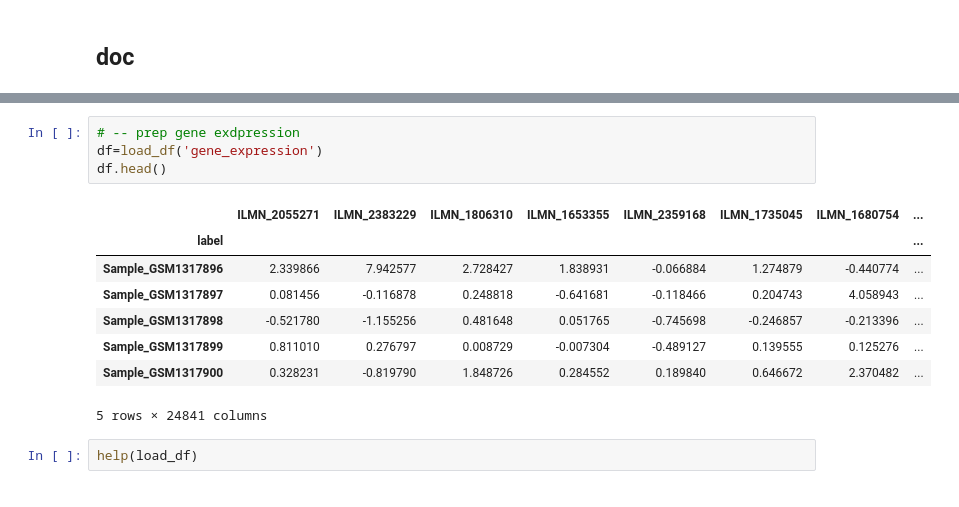
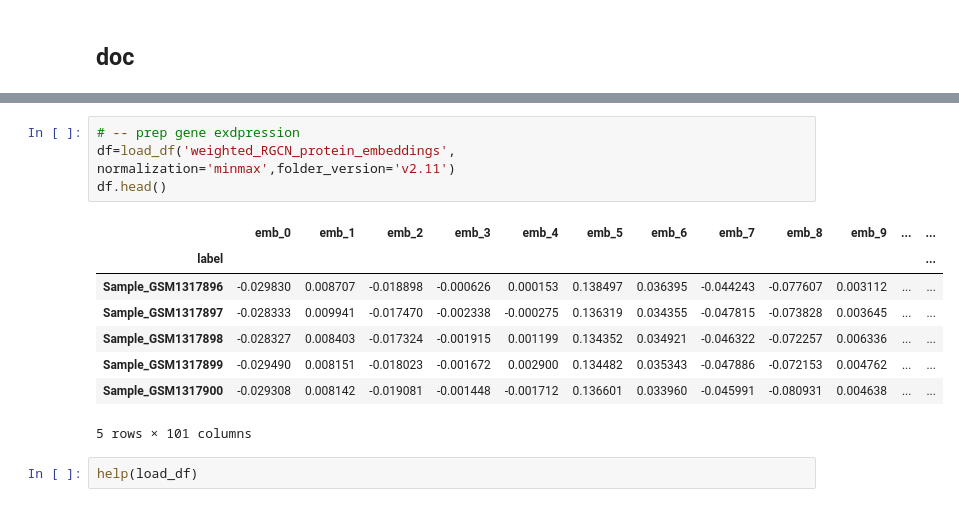
Before and after one commit to yazid-hoblos/GNN-Sepsis, a Jupyter notebook: notebooks/ml/HOW_TO_TRAIN.ipynb, the cells around one changed output, grey strips where cells are left out. Cells and saved outputs as stored; diff of their text form.

```diff
--- a/notebooks/ml/HOW_TO_TRAIN.ipynb
+++ b/notebooks/ml/HOW_TO_TRAIN.ipynb
@@ -29,16 +49,16 @@ class MLModel(builtins.object)
 # %%
 # -- prep gene exdpression
-df=load_df('gene_expression')
+df=load_df('weighted_RGCN_protein_embeddings', normalization='minmax',folder_version='v2.11')
 df.head()
 # %% [output]
-|  | ILMN_2055271 | ILMN_2383229 | ILMN_1806310 | ILMN_1653355 | ILMN_2359168 | ILMN_1735045 | ILMN_1680754 | ... |
-| label |  |  |  |  |  |  |  | ... |
-| Sample_GSM1317896 | 2.339866 | 7.942577 | 2.728427 | 1.838931 | -0.066884 | 1.274879 | -0.440774 | ... |
-| Sample_GSM1317897 | 0.081456 | -0.116878 | 0.248818 | -0.641681 | -0.118466 | 0.204743 | 4.058943 | ... |
-| Sample_GSM1317898 | -0.521780 | -1.155256 | 0.481648 | 0.051765 | -0.745698 | -0.246857 | -0.213396 | ... |
-| Sample_GSM1317899 | 0.811010 | 0.276797 | 0.008729 | -0.007304 | -0.489127 | 0.139555 | 0.125276 | ... |
-| Sample_GSM1317900 | 0.328231 | -0.819790 | 1.848726 | 0.284552 | 0.189840 | 0.646672 | 2.370482 | ... |
+|  | emb_0 | emb_1 | emb_2 | emb_3 | emb_4 | emb_5 | emb_6 | emb_7 | emb_8 | emb_9 | ... | ... |
+| label |  |  |  |  |  |  |  |  |  |  |  | ... |
+| Sample_GSM1317896 | -0.029830 | 0.008707 | -0.018898 | -0.000626 | 0.000153 | 0.138497 | 0.036395 | -0.044243 | -0.077607 | 0.003112 | ... | ... |
+| Sample_GSM1317897 | -0.028333 | 0.009941 | -0.017470 | -0.002338 | -0.000275 | 0.136319 | 0.034355 | -0.047815 | -0.073828 | 0.003645 | ... | ... |
+| Sample_GSM1317898 | -0.028327 | 0.008403 | -0.017324 | -0.001915 | 0.001199 | 0.134352 | 0.034921 | -0.046322 | -0.072257 | 0.006336 | ... | ... |
+| Sample_GSM1317899 | -0.029490 | 0.008151 | -0.018023 | -0.001672 | 0.002900 | 0.134482 | 0.035343 | -0.047886 | -0.072153 | 0.004762 | ... | ... |
+| Sample_GSM1317900 | -0.029308 | 0.008142 | -0.019081 | -0.001448 | -0.001712 | 0.136601 | 0.033960 | -0.045991 | -0.080931 | 0.004638 | ... | ... |
-5 rows × 24841 columns
+5 rows × 101 columns
 # %%
 help(load_df)
 # %% [output]
```
Also changed, not shown: parts of 5 cells of this notebook, 3 other files.
